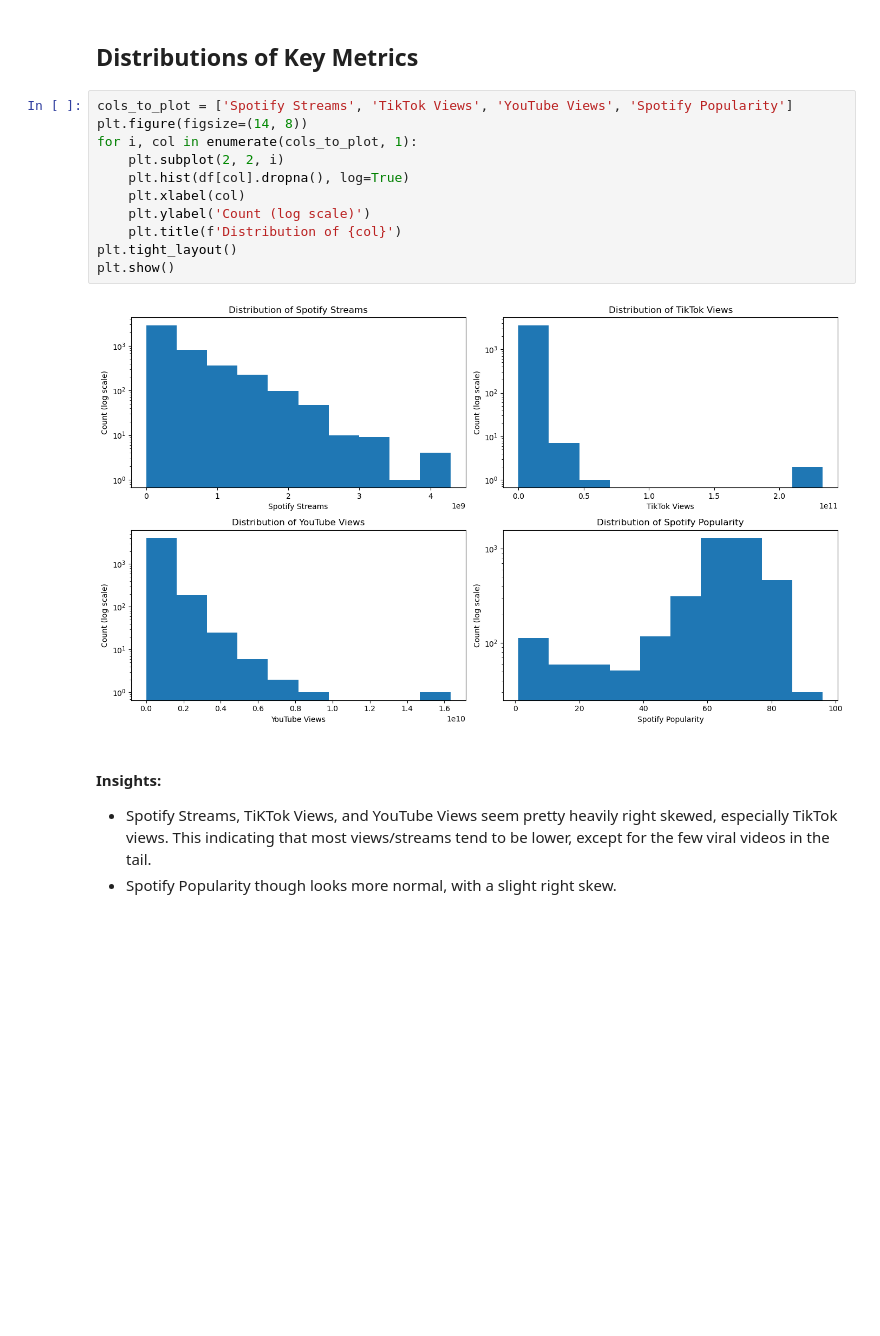
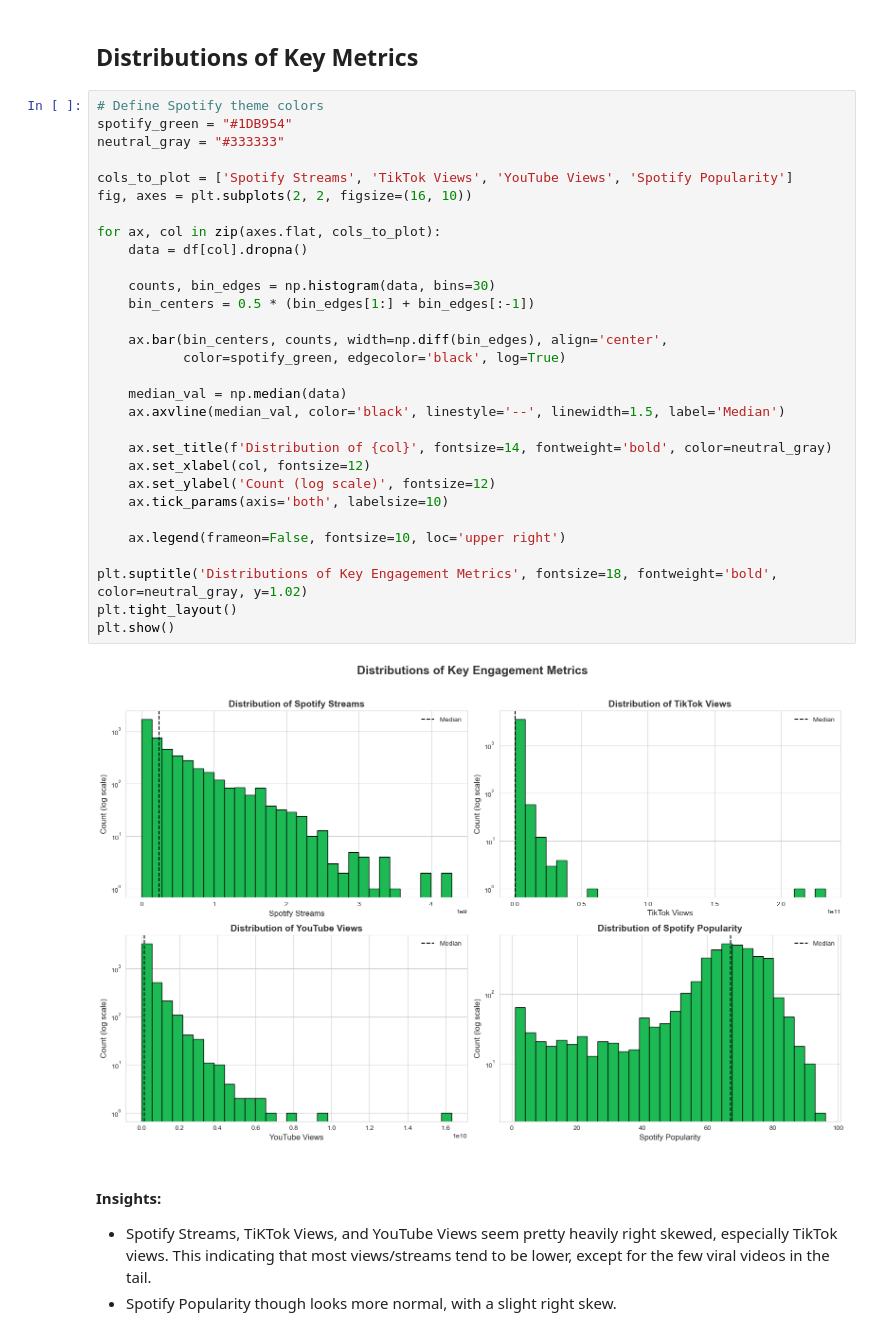
Before and after one commit to mani-atwal/Most-Streamed-Spotify-Songs-2024-Exploratory-Data-Analysis, a Jupyter notebook: final_project.ipynb, the cells around one changed output. Saved outputs shown, nothing was run; the diff lists cells and outputs as text; blank space fills up the shorter version.

Commit message:
Refined visualizations

```diff
--- a/final_project.ipynb
+++ b/final_project.ipynb
@@ -82,18 +84,37 @@ Shazam Counts               4023.0  2.529149e+06     1.0  2.197945e+08
 # %% [markdown]
 ## Distributions of Key Metrics
 # %%
+# Define Spotify theme colors
+spotify_green = "#1DB954"
+neutral_gray = "#333333"
+
 cols_to_plot = ['Spotify Streams', 'TikTok Views', 'YouTube Views', 'Spotify Popularity']
-plt.figure(figsize=(14, 8))
-for i, col in enumerate(cols_to_plot, 1):
-    plt.subplot(2, 2, i)
-    plt.hist(df[col].dropna(), log=True)
-    plt.xlabel(col)
-    plt.ylabel('Count (log scale)')
-    plt.title(f'Distribution of {col}')
+fig, axes = plt.subplots(2, 2, figsize=(16, 10))
+
+for ax, col in zip(axes.flat, cols_to_plot):
+    data = df[col].dropna()
+
+    counts, bin_edges = np.histogram(data, bins=30)
+    bin_centers = 0.5 * (bin_edges[1:] + bin_edges[:-1])
+
+    ax.bar(bin_centers, counts, width=np.diff(bin_edges), align='center',
+           color=spotify_green, edgecolor='black', log=True)
+
+    median_val = np.median(data)
+    ax.axvline(median_val, color='black', linestyle='--', linewidth=1.5, label='Median')
+
+    ax.set_title(f'Distribution of {col}', fontsize=14, fontweight='bold', color=neutral_gray)
+    ax.set_xlabel(col, fontsize=12)
+    ax.set_ylabel('Count (log scale)', fontsize=12)
+    ax.tick_params(axis='both', labelsize=10)
+
+    ax.legend(frameon=False, fontsize=10, loc='upper right')
+
+plt.suptitle('Distributions of Key Engagement Metrics', fontsize=18, fontweight='bold', color=neutral_gray, y=1.02)
 plt.tight_layout()
 plt.show()
 # %% [output]
-[figure, old version]
+[figure, new version]
 # %% [markdown]
 #### Insights:
 
```
Also changed, not shown: parts of 3 cells of this notebook.
